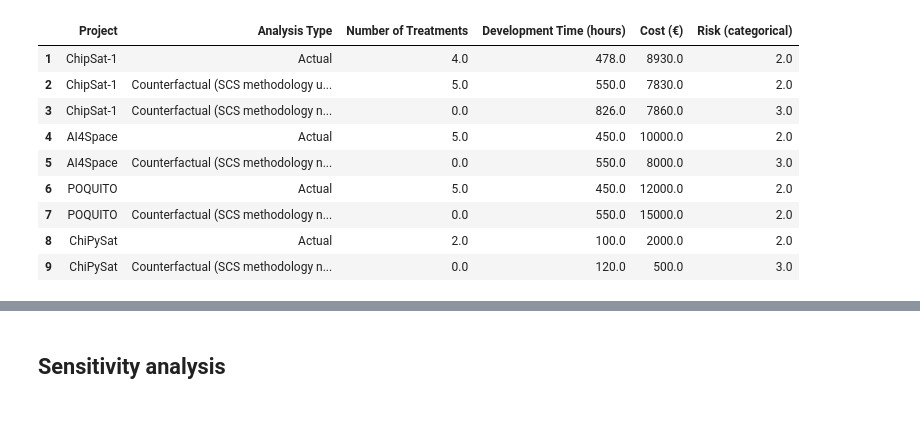
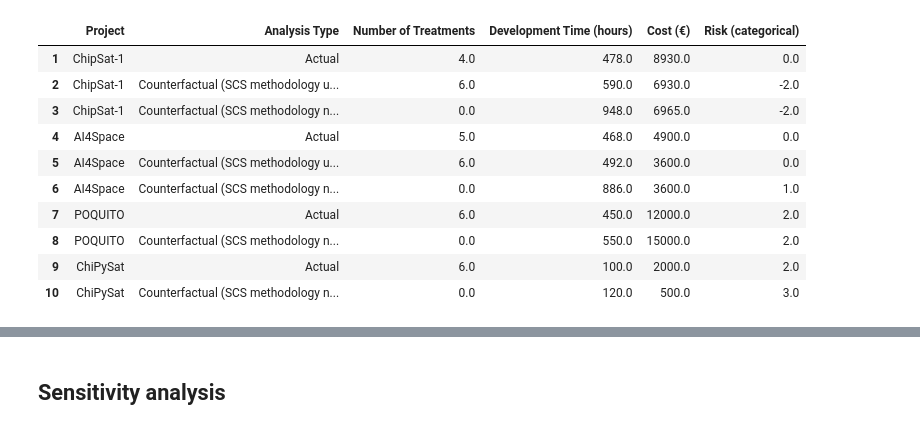
Before and after one commit to kongr45gpen/doctoral-thesis, a Jupyter notebook: analyses/sensitivity_analysis.ipynb, the cells around one changed output, grey strips where cells are left out. Saved outputs shown, nothing was run; the diff lists cells and outputs as text; code cells hidden in the pictures.

Commit message:
AI4Space, work work work

```diff
--- a/analyses/sensitivity_analysis.ipynb
+++ b/analyses/sensitivity_analysis.ipynb
@@ -8,20 +8,21 @@ import matplotlib.ticker as mticker
 import matplotlib.lines as mlines
 import scipy.stats
 # %%
-sheet_location = "C:\\Users\\konstantinos.kanavou\\OneDrive - University of Luxembourg\\Taskov.xlsx"
+sheet_location = "/mnt/c/Users/kongr45gpen/Downloads/Taskov (4).xlsx"
 df = pd.read_excel(sheet_location, sheet_name="Sensitivity Analysis").dropna()
 df
 # %% [output]
 |  | Project | Analysis Type | Number of Treatments | Development Time (hours) | Cost (€) | Risk (categorical) |
-| 1 | ChipSat-1 | Actual | 4.0 | 478.0 | 8930.0 | 2.0 |
-| 2 | ChipSat-1 | Counterfactual (SCS methodology u... | 5.0 | 550.0 | 7830.0 | 2.0 |
-| 3 | ChipSat-1 | Counterfactual (SCS methodology n... | 0.0 | 826.0 | 7860.0 | 3.0 |
-| 4 | AI4Space | Actual | 5.0 | 450.0 | 10000.0 | 2.0 |
-| 5 | AI4Space | Counterfactual (SCS methodology n... | 0.0 | 550.0 | 8000.0 | 3.0 |
-| 6 | POQUITO | Actual | 5.0 | 450.0 | 12000.0 | 2.0 |
-| 7 | POQUITO | Counterfactual (SCS methodology n... | 0.0 | 550.0 | 15000.0 | 2.0 |
-| 8 | ChiPySat | Actual | 2.0 | 100.0 | 2000.0 | 2.0 |
-| 9 | ChiPySat | Counterfactual (SCS methodology n... | 0.0 | 120.0 | 500.0 | 3.0 |
+| 1 | ChipSat-1 | Actual | 4.0 | 478.0 | 8930.0 | 0.0 |
+| 2 | ChipSat-1 | Counterfactual (SCS methodology u... | 6.0 | 590.0 | 6930.0 | -2.0 |
+| 3 | ChipSat-1 | Counterfactual (SCS methodology n... | 0.0 | 948.0 | 6965.0 | -2.0 |
+| 4 | AI4Space | Actual | 5.0 | 468.0 | 4900.0 | 0.0 |
+| 5 | AI4Space | Counterfactual (SCS methodology u... | 6.0 | 492.0 | 3600.0 | 0.0 |
+| 6 | AI4Space | Counterfactual (SCS methodology n... | 0.0 | 886.0 | 3600.0 | 1.0 |
+| 7 | POQUITO | Actual | 6.0 | 450.0 | 12000.0 | 2.0 |
+| 8 | POQUITO | Counterfactual (SCS methodology n... | 0.0 | 550.0 | 15000.0 | 2.0 |
+| 9 | ChiPySat | Actual | 6.0 | 100.0 | 2000.0 | 2.0 |
+| 10 | ChiPySat | Counterfactual (SCS methodology n... | 0.0 | 120.0 | 500.0 | 3.0 |
 # %%
 # Configuration
 relative = True
```
Also changed, not shown: parts of 5 cells of this notebook, 21 other files.
